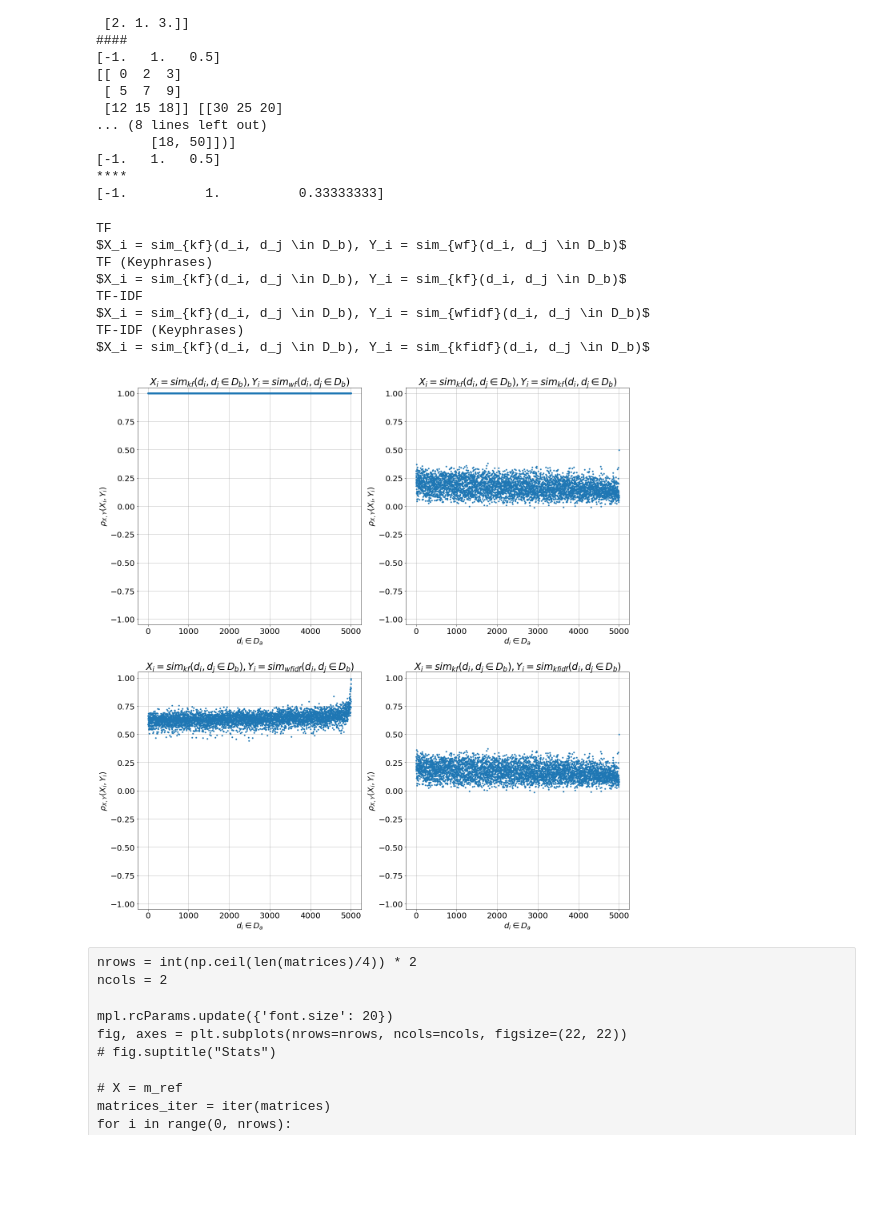
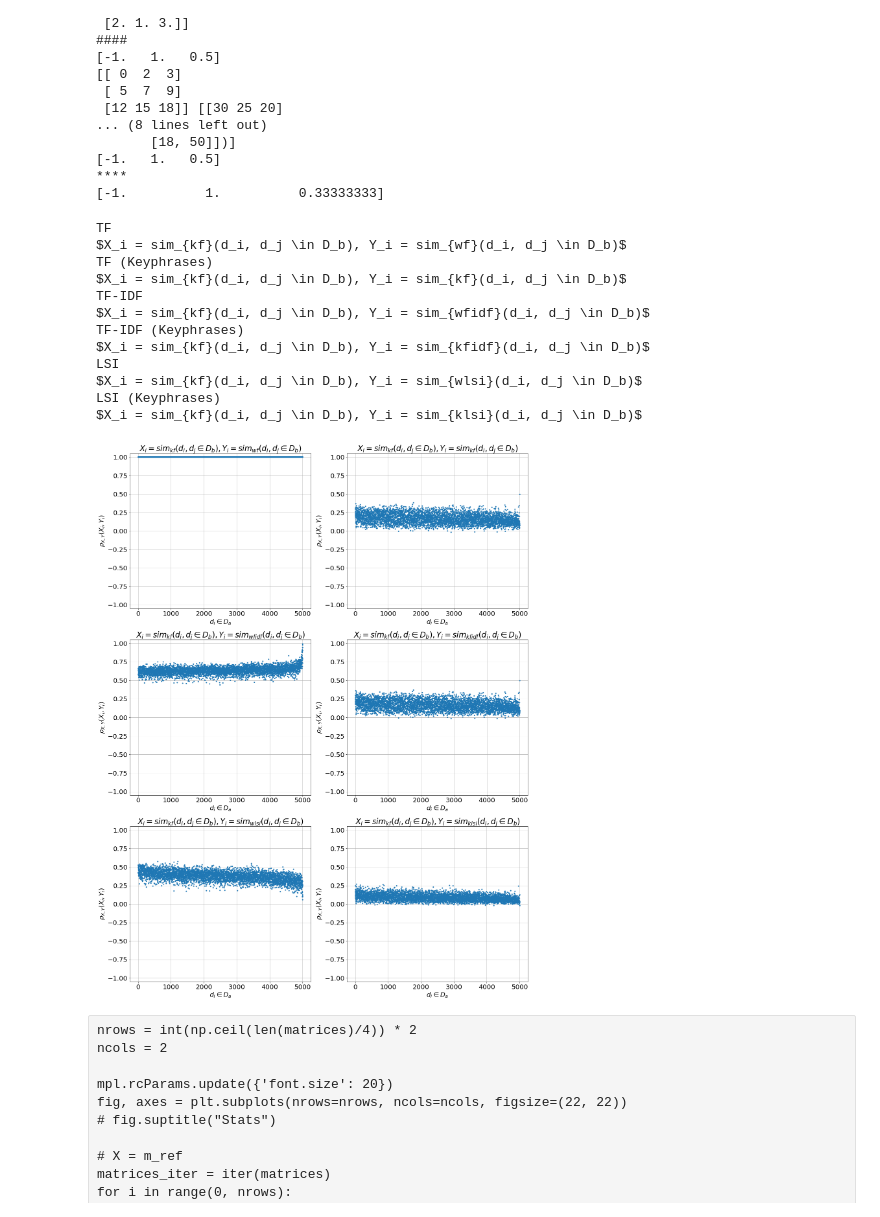
Before and after one commit to sdhdez/article-similarity, a Jupyter notebook: notebooks/measures-zero/03a-load-matrices-bow-bok.ipynb, the cells around one changed output. Saved outputs shown, nothing was run; the diff lists cells and outputs as text; code cells hidden in the pictures; blank space fills up the shorter version.

```diff
--- a/notebooks/measures-zero/03a-load-matrices-bow-bok.ipynb
+++ b/notebooks/measures-zero/03a-load-matrices-bow-bok.ipynb
@@ -87,3 +87,6 @@ print(m_tf_idf_kps)
  [0.         0.         0.         ... 0.         0.         0.        ]
  [0.         0.         0.         ... 0.         0.         0.        ]
  [0.         0.         0.         ... 0.00314453 0.         0.        ]]
+# %%
+m_lsi = load_pickle(get_relative_path(data_path, SIM_LSI_TOKENS))
+print(m_lsi)
@@ -89,0 +107,3 @@ print(m_tf_idf_kps)
+# %%
+m_lsi_kps = load_pickle(get_relative_path(data_path, SIM_LSI_KEYPHRASES))
+print(m_lsi_kps)
@@ -116,12 +150,18 @@ m_tf_kps = m_tf_kps[ordered_indices_m,:][:,ordered_indices_n]
 # TF-IDF
 m_tf_idf = m_tf_idf[ordered_indices_m,:][:,ordered_indices_n]
 m_tf_idf_kps = m_tf_idf_kps[ordered_indices_m,:][:,ordered_indices_n]
+
+# LSI
+m_lsi = m_lsi[ordered_indices_m,:][:,ordered_indices_n]
+m_lsi_kps = m_lsi_kps[ordered_indices_m,:][:,ordered_indices_n]
 # %%
 matrices = [
     (m_tf, "TF", "$sim_{wf}(d_i, d_j)$"),
     (m_tf_kps, "TF (Keyphrases)", "$sim_{kf}(d_i, d_j)$"),
     (m_tf_idf, "TF-IDF", "$sim_{wfidf}(d_i, d_j)$"),
-    (m_tf_idf_kps, "TF-IDF (Keyphrases)", "$sim_{kfidf}(d_i, d_j)$")
+    (m_tf_idf_kps, "TF-IDF (Keyphrases)", "$sim_{kfidf}(d_i, d_j)$"),
+    (m_lsi, "LSI", "$sim_{wlsi}(d_i, d_j)$"),
+    (m_lsi_kps, "LSI (Keyphrases)", "$sim_{klsi}(d_i, d_j)$")
 ]
 # %%
 m_ref_name = matrices[1][2]
@@ -272,7 +312,7 @@ nrows = int(np.ceil(len(matrices)/2))
 ncols = 2
 
 mpl.rcParams.update({'font.size': 20})
-fig, axes = plt.subplots(nrows=nrows, ncols=ncols, figsize=(22, 24))
+fig, axes = plt.subplots(nrows=nrows, ncols=ncols, figsize=(22, 30))
 # fig.suptitle("Stats")
 
 X = m_ref
@@ -280,34 +320,38 @@ matrices_iter = iter(matrices)
 for i in range(0, nrows):
     for j in range(0, ncols):
         matrix, title, title2 = next(matrices_iter)
         Y = matrix
         # data
         # axes[i][j].plot(cov(X, Y), '.')
         # axes[i][j].plot(spearman(X, Y), '.')
         axes[i][j].plot(kendall(X, Y), '.')
         # axes[i][j].plot(spearman2(X, Y), '.')
         # axes[i][j].plot(pearson(X, Y), '.')
         axes[i][j].set_ylim([-1.05, 1.05])
         print(title)
         title_fmt = r'X_i = ' + m_ref_name + r', Y_i = ' + title2
         title_fmt = r'$' + title_fmt.replace("d_j", "d_j \in D_b").replace("$", "") + r'$'
         print(title_fmt)
         axes[i][j].set_title(title_fmt)
         axes[i][j].set_xlabel(r'$d_i \in D_a$')
         axes[i][j].set_ylabel(r'$\rho_{X, Y}(X_i, Y_i)$')
         # axes[i][j].set_ylabel(r'$\rho_{X, Y}(' + m_ref_name + ', ' + title2.replace(r"$", "") +')$')
         axes[i][j].grid(True)
 plt.show()
 # %% [output]
 TF
 $X_i = sim_{kf}(d_i, d_j \in D_b), Y_i = sim_{wf}(d_i, d_j \in D_b)$
 TF (Keyphrases)
 $X_i = sim_{kf}(d_i, d_j \in D_b), Y_i = sim_{kf}(d_i, d_j \in D_b)$
 TF-IDF
 $X_i = sim_{kf}(d_i, d_j \in D_b), Y_i = sim_{wfidf}(d_i, d_j \in D_b)$
 TF-IDF (Keyphrases)
 $X_i = sim_{kf}(d_i, d_j \in D_b), Y_i = sim_{kfidf}(d_i, d_j \in D_b)$
+LSI
+$X_i = sim_{kf}(d_i, d_j \in D_b), Y_i = sim_{wlsi}(d_i, d_j \in D_b)$
+LSI (Keyphrases)
+$X_i = sim_{kf}(d_i, d_j \in D_b), Y_i = sim_{klsi}(d_i, d_j \in D_b)$
-[figure, old version]
+[figure, new version]
 # %% [raw]
 nrows = int(np.ceil(len(matrices)/4)) * 2
 ncols = 2
```
Also changed, not shown: parts of 3 cells of this notebook, 3 other files.
